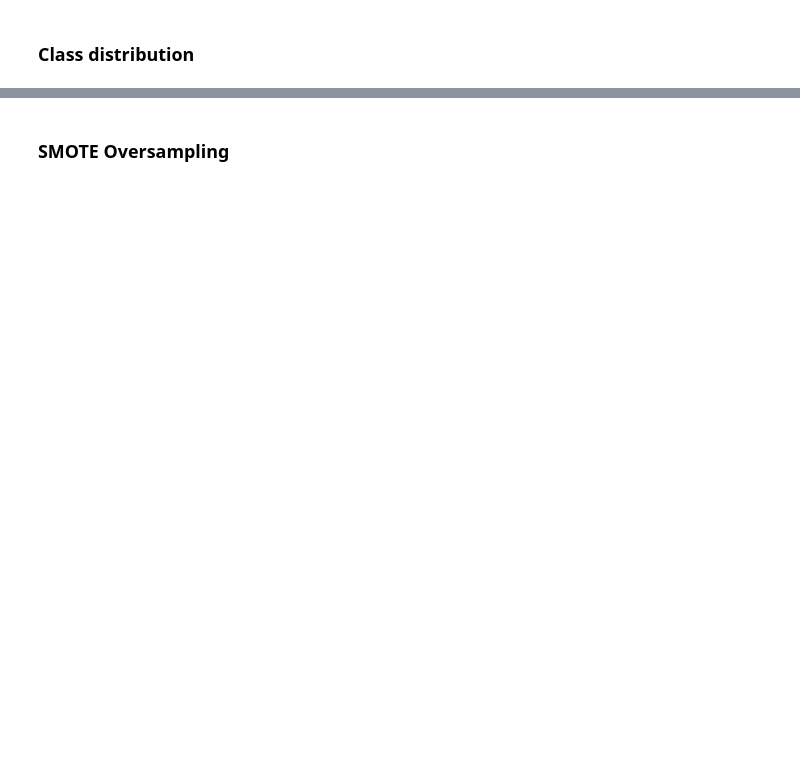
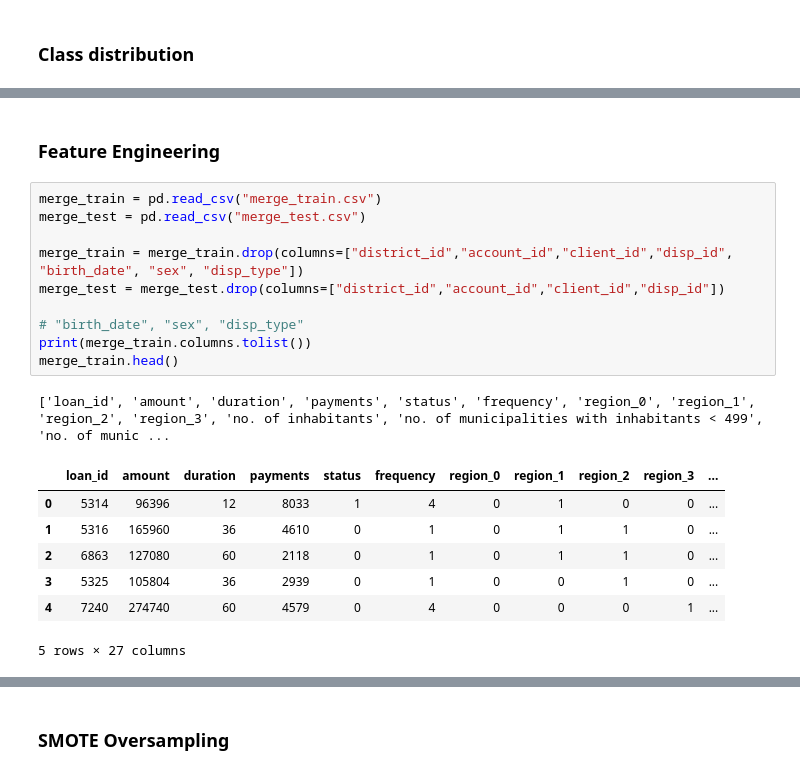
Before and after one commit to Diogogrosario/FEUP-AC, a Jupyter notebook: AC_proj.ipynb, the cells around one changed output, grey strips where cells are left out. Cells and saved outputs as stored; diff of their text form; blank space fills up the shorter version.

```diff
--- a/AC_proj.ipynb
+++ b/AC_proj.ipynb
@@ -753,0 +754,21 @@ plt.show()
+# %% [markdown]
+### Feature Engineering
+# %%
+merge_train = pd.read_csv("merge_train.csv")
+merge_test = pd.read_csv("merge_test.csv")
+
+merge_train = merge_train.drop(columns=["district_id","account_id","client_id","disp_id", "birth_date", "sex", "disp_type"])
+merge_test = merge_test.drop(columns=["district_id","account_id","client_id","disp_id"])
+
+# "birth_date", "sex", "disp_type"
+print(merge_train.columns.tolist())
+merge_train.head()
+# %% [output]
+['loan_id', 'amount', 'duration', 'payments', 'status', 'frequency', 'region_0', 'region_1', 'region_2', 'region_3', 'no. of inhabitants', 'no. of municipalities with inhabitants < 499', 'no. of munic ...
+|  | loan_id | amount | duration | payments | status | frequency | region_0 | region_1 | region_2 | region_3 | ... |
+| 0 | 5314 | 96396 | 12 | 8033 | 1 | 4 | 0 | 1 | 0 | 0 | ... |
+| 1 | 5316 | 165960 | 36 | 4610 | 0 | 1 | 0 | 1 | 1 | 0 | ... |
+| 2 | 6863 | 127080 | 60 | 2118 | 0 | 1 | 0 | 1 | 1 | 0 | ... |
+| 3 | 5325 | 105804 | 36 | 2939 | 0 | 1 | 0 | 0 | 1 | 0 | ... |
+| 4 | 7240 | 274740 | 60 | 4579 | 0 | 4 | 0 | 0 | 0 | 1 | ... |
+5 rows × 27 columns
```
Also changed, not shown: parts of 22 cells of this notebook, 5 other files.
